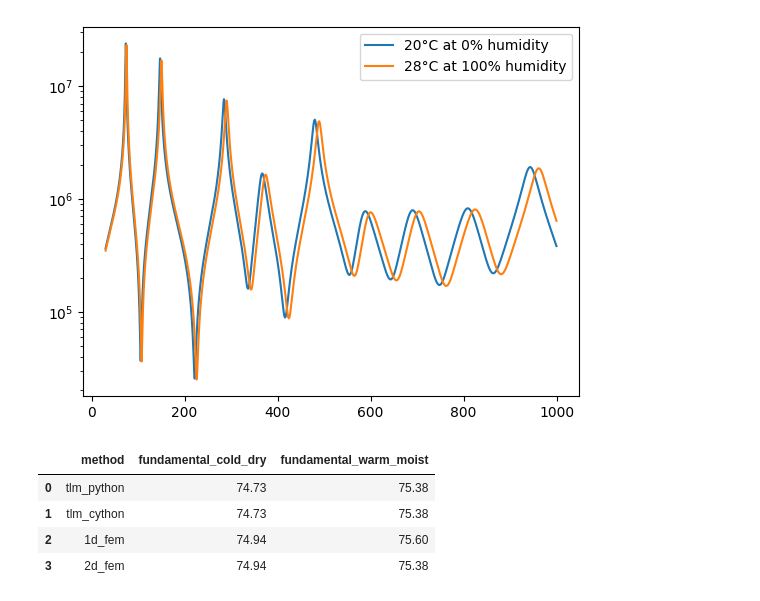
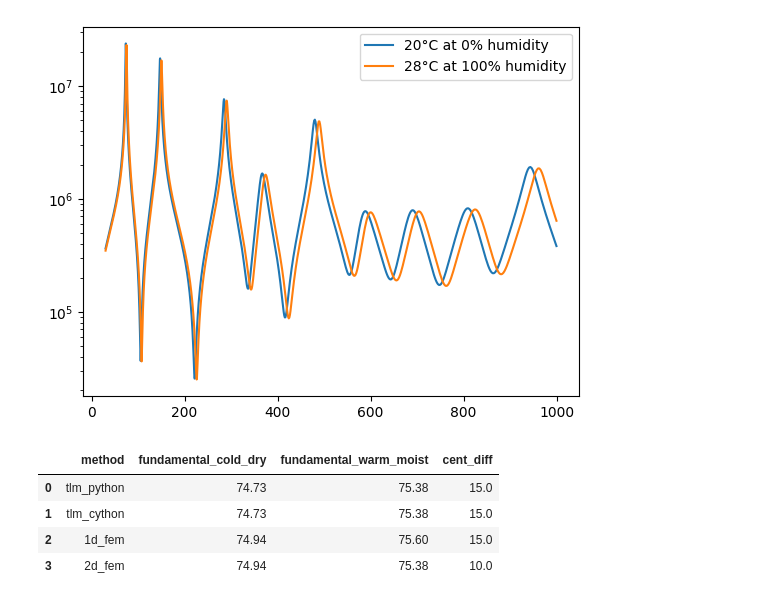
Before and after one commit to Didgitaldoo/didge-lab, a Jupyter notebook: doc/examples/temperature_and_humidity.ipynb, the cells around one changed output. Saved outputs shown, nothing was run; the diff lists cells and outputs as text; code cells hidden in the pictures.

```diff
--- a/doc/examples/temperature_and_humidity.ipynb
+++ b/doc/examples/temperature_and_humidity.ipynb
@@ -74,28 +74,30 @@ plt.legend()
 # %%
 # verify that temperature and humidity change all simulation methods
 
 from didgelab import cent_diff
 
 methods = ["tlm_python", "tlm_cython", "1d_fem", "2d_fem"]
 temperatures = [20, 30]
 humidities = [0, 1]
 results = []
 for method in methods:
     row = {
         "method": method
     }
     for label, temperature, humidity in [("cold_dry", 20, 0), ("warm_moist", 30,1)]:
         constants = compute_moist_air_properties(temp_celsius=temp, rel_humidity=humidity)
         impedance = acoustical_simulation(geo, frequencies, constants=constants, simulation_method = method)
         fundamental = frequencies[argrelmax(impedance)][0]
         row[f'fundamental_{label}'] = fundamental
+
+    row['cent_diff'] = cent_diff(row['fundamental_cold_dry'], row['fundamental_warm_moist'])
     results.append(row)
 
 results = pd.DataFrame(results)
 results.round(2)
 # %% [output]
-|  | method | fundamental_cold_dry | fundamental_warm_moist |
-| 0 | tlm_python | 74.73 | 75.38 |
-| 1 | tlm_cython | 74.73 | 75.38 |
-| 2 | 1d_fem | 74.94 | 75.60 |
-| 3 | 2d_fem | 74.94 | 75.38 |
+|  | method | fundamental_cold_dry | fundamental_warm_moist | cent_diff |
+| 0 | tlm_python | 74.73 | 75.38 | 15.0 |
+| 1 | tlm_cython | 74.73 | 75.38 | 15.0 |
+| 2 | 1d_fem | 74.94 | 75.60 | 15.0 |
+| 3 | 2d_fem | 74.94 | 75.38 | 10.0 |
```
